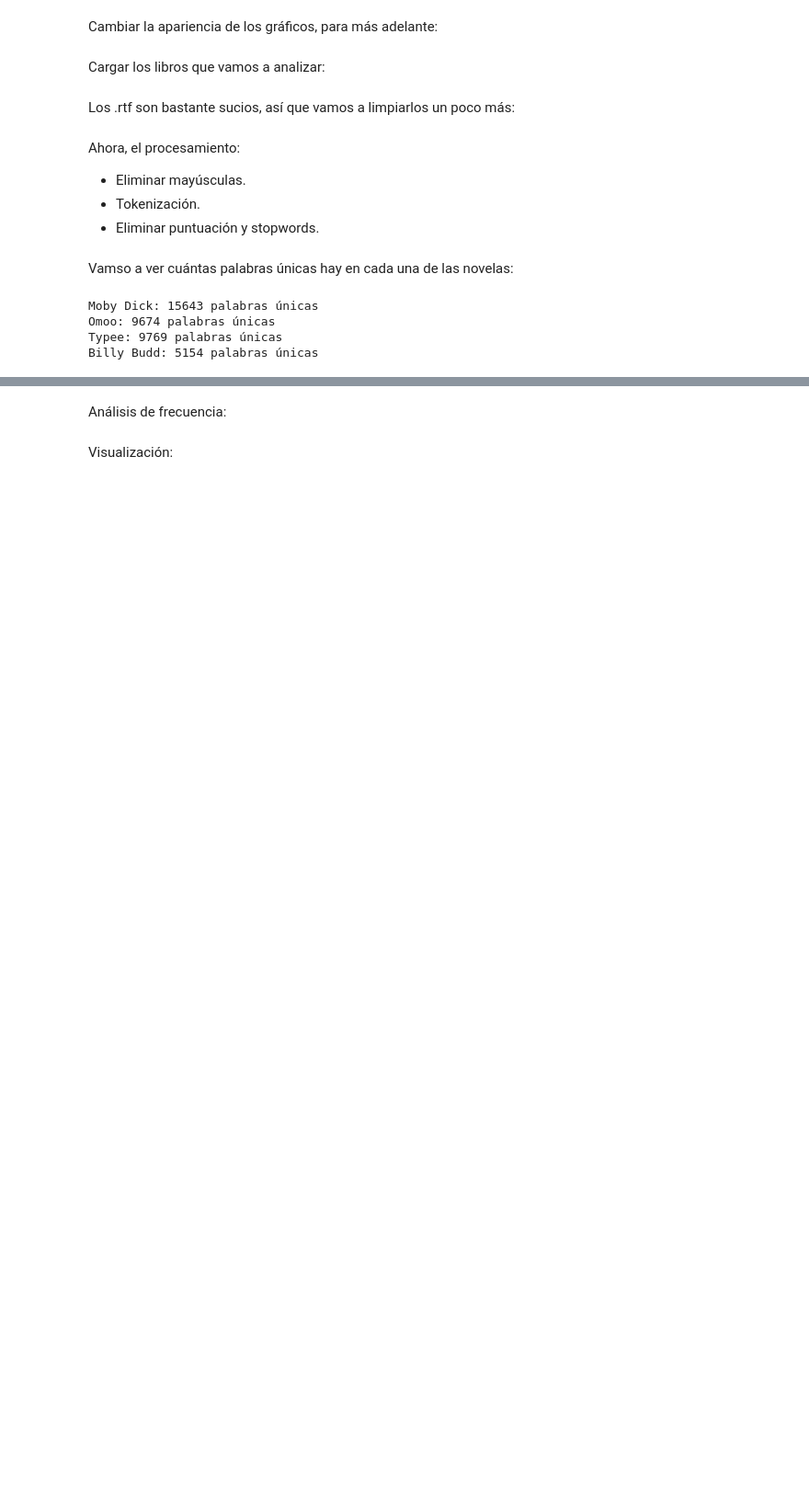
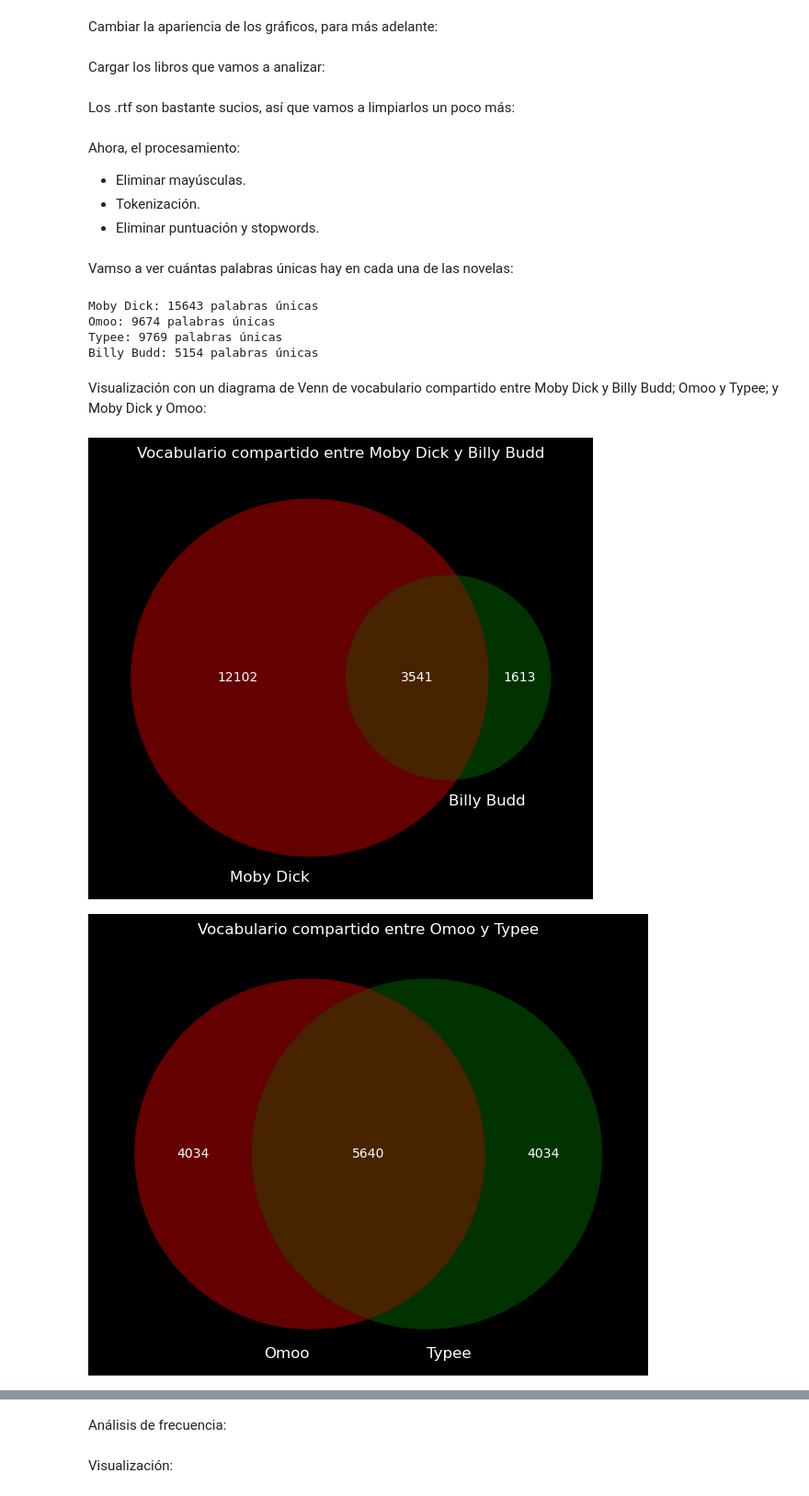
Before and after one commit to cbueno82/ejercicios-adalab, a Jupyter notebook: proyectos_personales/práctica_jupyter.ipynb, the cells around one changed output, grey strips where cells are left out. Shown at 92% size. Cells and saved outputs as stored; diff of their text form; code cells hidden in the pictures; blank space fills up the shorter version.

```diff
--- a/proyectos_personales/práctica_jupyter.ipynb
+++ b/proyectos_personales/práctica_jupyter.ipynb
@@ -128,3 +128,38 @@ Moby Dick: 15643 palabras únicas
 Omoo: 9674 palabras únicas
 Typee: 9769 palabras únicas
 Billy Budd: 5154 palabras únicas
+# %% [markdown]
+Visualización con un diagrama de Venn de vocabulario compartido entre Moby Dick y Billy Budd; Omoo y Typee; y Moby Dick y Omoo:
+# %%
+from matplotlib_venn import venn2
+import matplotlib.pyplot as plt
+
+moby_budd = len(vocab_moby & vocab_budd)
+solo_moby = len(vocab_moby - vocab_budd)
+solo_budd = len(vocab_budd - vocab_moby)
+
+plt.figure(figsize=(8, 6))
+venn2(subsets=(solo_moby, solo_budd, moby_budd), set_labels=('Moby Dick', 'Billy Budd'))
+plt.title("Vocabulario compartido entre Moby Dick y Billy Budd")
+plt.show()
+
+omoo_typee = len(vocab_omoo & vocab_typee)
+solo_omoo = len(vocab_omoo - vocab_typee)
+solo_typee = len(vocab_omoo - vocab_typee)
+
+plt.figure(figsize=(8, 6))
+venn2(subsets=(solo_omoo, solo_typee, omoo_typee), set_labels=('Omoo', 'Typee'))
+plt.title("Vocabulario compartido entre Omoo y Typee")
+plt.show()
+
+moby_typee = len(vocab_moby & vocab_typee)
+solo_moby = len(vocab_moby - vocab_typee)
+solo_typee = len(vocab_moby - vocab_typee)
+
+plt.figure(figsize=(8, 6))
+venn2(subsets=(solo_moby, solo_typee, moby_typee), set_labels=('Moby', 'Typee'))
+plt.title("Vocabulario compartido entre Moby Dick y Typee")
+plt.show()
+# %% [output]
+[figure, added]
+[figure, added]
```
Also changed, not shown: parts of 7 cells of this notebook, 1 other file.
